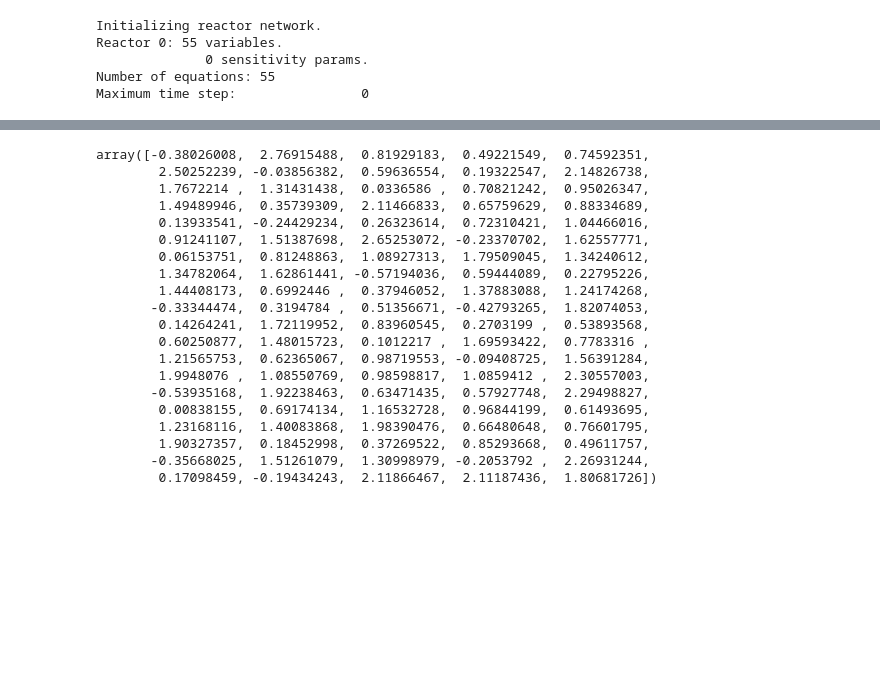
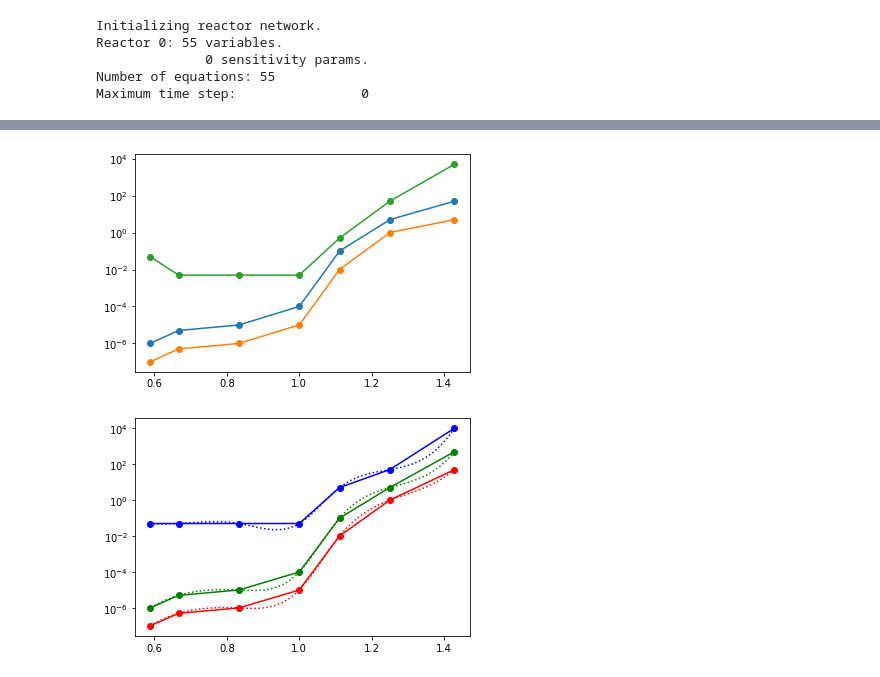
Before and after one commit to simoneventuri/ROMNet_, a Jupyter notebook: scripts/generating_data/0DReactor/TEMP/Reactor1_Orig.ipynb, the cells around one changed output, grey strips where cells are left out. Cells and saved outputs as stored; diff of their text form; code cells hidden in the pictures; blank space fills up the shorter version.

```diff
--- a/scripts/generating_data/0DReactor/TEMP/Reactor1_Orig.ipynb
+++ b/scripts/generating_data/0DReactor/TEMP/Reactor1_Orig.ipynb
@@ -137,23 +143,38 @@ array([5.82624110e-38, 5.82654730e-38, 5.82687941e-38, ...,
-# %%
-np.random.normal(1, 1, 100)
-# %% [output]
-array([-0.38026008,  2.76915488,  0.81929183,  0.49221549,  0.74592351,
-        2.50252239, -0.03856382,  0.59636554,  0.19322547,  2.14826738,
-        1.7672214 ,  1.31431438,  0.0336586 ,  0.70821242,  0.95026347,
-        1.49489946,  0.35739309,  2.11466833,  0.65759629,  0.88334689,
-        0.13933541, -0.24429234,  0.26323614,  0.72310421,  1.04466016,
-        0.91241107,  1.51387698,  2.65253072, -0.23370702,  1.62557771,
-        0.06153751,  0.81248863,  1.08927313,  1.79509045,  1.34240612,
-        1.34782064,  1.62861441, -0.57194036,  0.59444089,  0.22795226,
-        1.44408173,  0.6992446 ,  0.37946052,  1.37883088,  1.24174268,
-       -0.33344474,  0.3194784 ,  0.51356671, -0.42793265,  1.82074053,
-        0.14264241,  1.72119952,  0.83960545,  0.2703199 ,  0.53893568,
-        0.60250877,  1.48015723,  0.1012217 ,  1.69593422,  0.7783316 ,
-        1.21565753,  0.62365067,  0.98719553, -0.09408725,  1.56391284,
-        1.9948076 ,  1.08550769,  0.98598817,  1.0859412 ,  2.30557003,
-       -0.53935168,  1.92238463,  0.63471435,  0.57927748,  2.29498827,
-        0.00838155,  0.69174134,  1.16532728,  0.96844199,  0.61493695,
-        1.23168116,  1.40083868,  1.98390476,  0.66480648,  0.76601795,
-        1.90327357,  0.18452998,  0.37269522,  0.85293668,  0.49611757,
-       -0.35668025,  1.51261079,  1.30998979, -0.2053792 ,  2.26931244,
-        0.17098459, -0.19434243,  2.11866467,  2.11187436,  1.80681726])
+# %%
+TVec  = np.array([700, 800, 900, 1000, 1200, 1500, 1700])
+tVec1 = np.array([5.e1, 5.e0, 1.e-1, 1.e-4, 1.e-5, 5.e-6, 1.e-6])
+tVec2 = np.array([5.e0, 1.e0, 1.e-2, 1.e-5, 1.e-6, 5.e-7, 1.e-7])
+tVec3 = np.array([5.e3, 5.e1, 5.e-1, 5.e-3, 5.e-3, 5.e-3, 5.e-2])
+
+plt.plot(1000/TVec, tVec1, '-o')
+plt.plot(1000/TVec, tVec2, '-o')
+plt.plot(1000/TVec, tVec3, '-o')
+plt.yscale('log')
+# %% [output]
+[figure, added]
+# %%
+from scipy.interpolate import interp1d
+
+TVec  = np.array([700, 800, 900, 1000, 1200, 1500, 1700])
+tVec1 = np.array([5.e2, 5.e0, 1.e-1, 1.e-4, 1.e-5, 5.e-6, 1.e-6])
+tVec2 = np.array([5.e1, 1.e0, 1.e-2, 1.e-5, 1.e-6, 5.e-7, 1.e-7])
+tVec3 = np.array([1.e4, 5.e1, 5.e0, 5.e-2, 5.e-2, 5.e-2, 5.e-2])
+
+f1 = interp1d(1000/TVec, np.log10(tVec1), kind='cubic')
+f2 = interp1d(1000/TVec, np.log10(tVec2), kind='cubic')
+f3 = interp1d(1000/TVec, np.log10(tVec3), kind='cubic')
+
+oT = np.linspace(700, 1700, 100)
+
+plt.plot(1000/TVec, tVec1, 'g-o')
+plt.plot(1000/oT, 10**f1(1000/oT), 'g:')
+
+plt.plot(1000/TVec, tVec2, 'r-o')
+plt.plot(1000/oT, 10**f2(1000/oT), 'r:')
+
+plt.plot(1000/TVec, tVec3, 'b-o')
+plt.plot(1000/oT, 10**f3(1000/oT), 'b:')
+
+plt.yscale('log')
+# %% [output]
+[figure, added]
```
Also changed, not shown: parts of 5 cells of this notebook, 9 other files.
